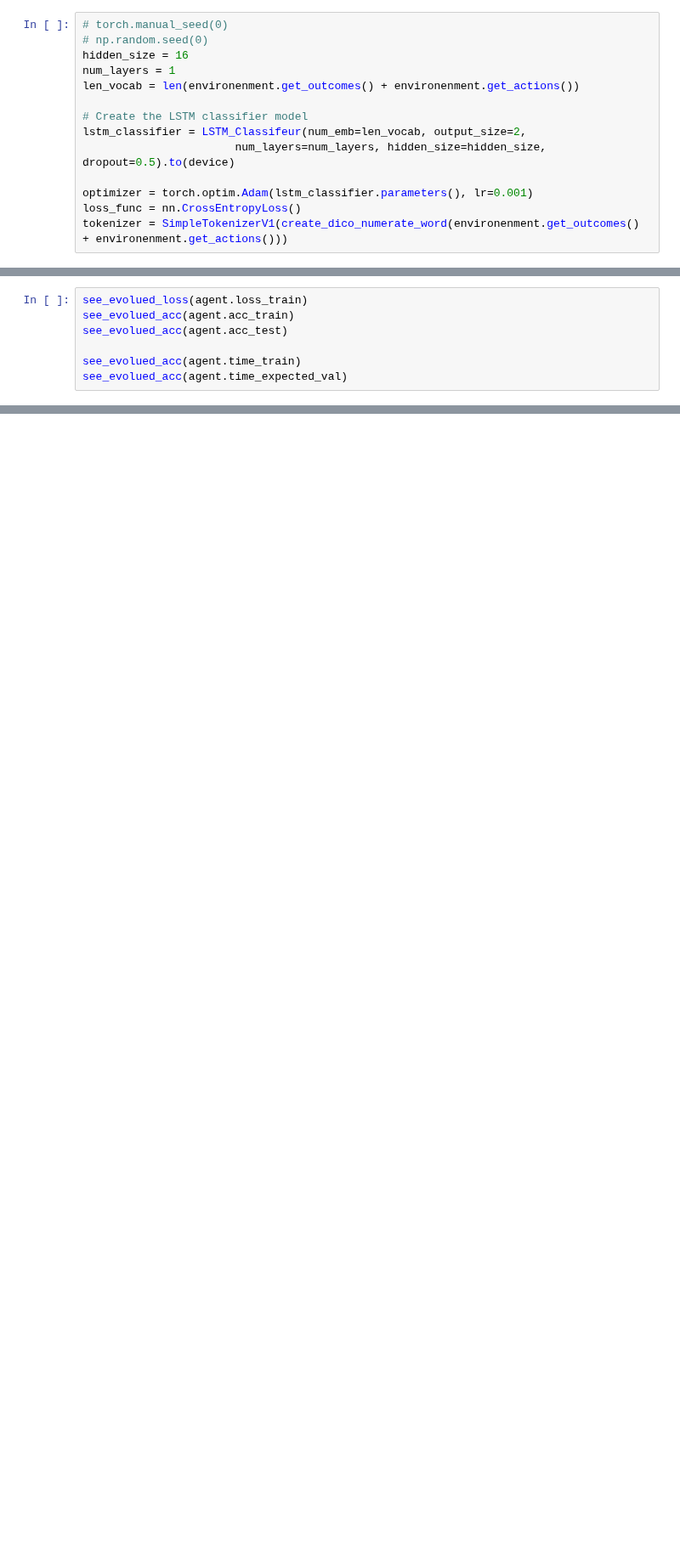
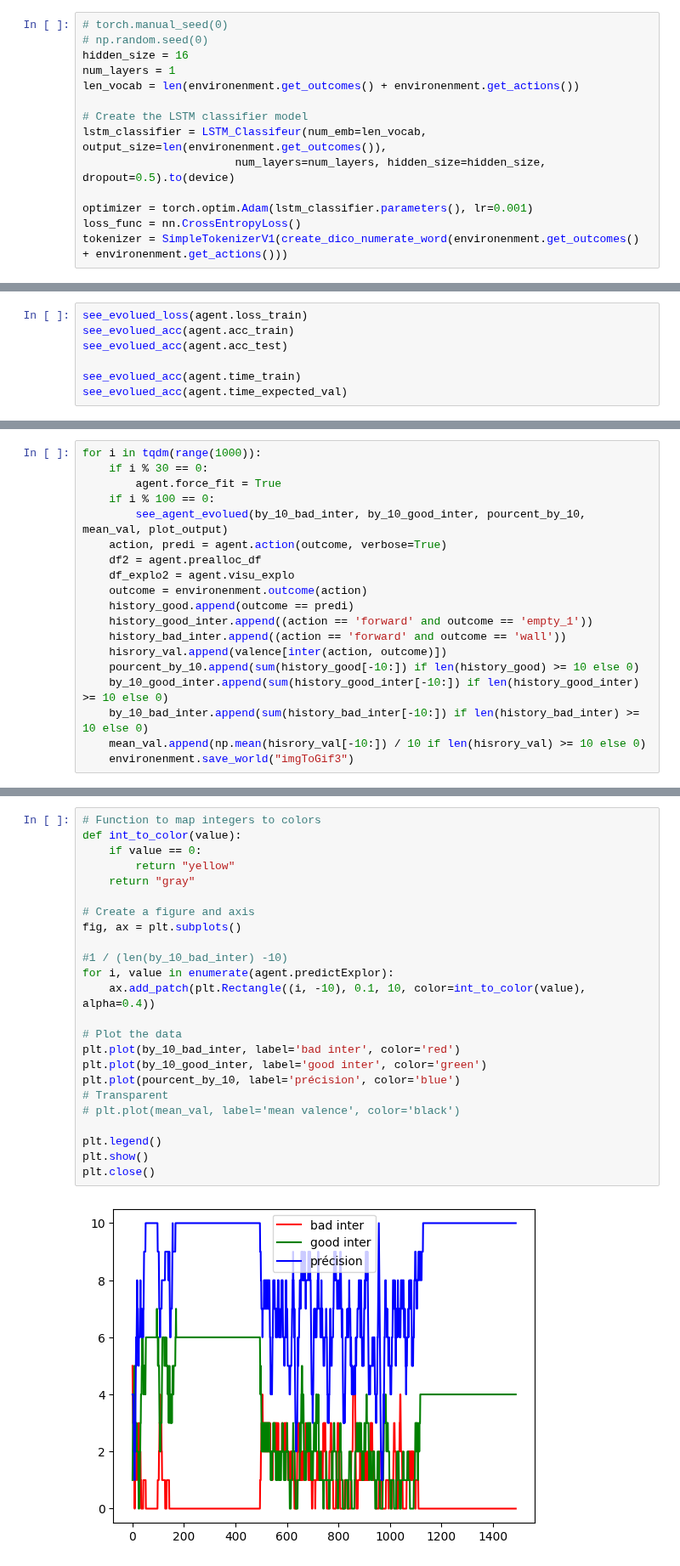
Before and after one commit to PEmarrel/Dpt_transformers, a Jupyter notebook: agentRNNKeepSequence.ipynb, the cells around one changed output, grey strips where cells are left out. Shown at 85% size. Drawn from its saved outputs; the diff is of its cells as text; blank space fills up the shorter version.

```diff
--- a/agentRNNKeepSequence.ipynb
+++ b/agentRNNKeepSequence.ipynb
@@ -515,7 +509,7 @@ num_layers = 1
 len_vocab = len(environenment.get_outcomes() + environenment.get_actions())
 
 # Create the LSTM classifier model
-lstm_classifier = LSTM_Classifeur(num_emb=len_vocab, output_size=2,
+lstm_classifier = LSTM_Classifeur(num_emb=len_vocab, output_size=len(environenment.get_outcomes()),
                        num_layers=num_layers, hidden_size=hidden_size, dropout=0.5).to(device)
 
 optimizer = torch.optim.Adam(lstm_classifier.parameters(), lr=0.001)
@@ -664,0 +830,19 @@ plot_words(conv_tsne_embds, 0, len(embds), 1)
+# %%
+for i in tqdm(range(1000)):
+    if i % 30 == 0:
+        agent.force_fit = True
+    if i % 100 == 0:
+        see_agent_evolued(by_10_bad_inter, by_10_good_inter, pourcent_by_10, mean_val, plot_output)
+    action, predi = agent.action(outcome, verbose=True)
+    df2 = agent.prealloc_df
+    df_explo2 = agent.visu_explo
+    outcome = environenment.outcome(action)
+    history_good.append(outcome == predi)
+    history_good_inter.append((action == 'forward' and outcome == 'empty_1'))
+    history_bad_inter.append((action == 'forward' and outcome == 'wall'))
+    hisrory_val.append(valence[inter(action, outcome)])
+    pourcent_by_10.append(sum(history_good[-10:]) if len(history_good) >= 10 else 0)
+    by_10_good_inter.append(sum(history_good_inter[-10:]) if len(history_good_inter) >= 10 else 0)
+    by_10_bad_inter.append(sum(history_bad_inter[-10:]) if len(history_bad_inter) >= 10 else 0)
+    mean_val.append(np.mean(hisrory_val[-10:]) / 10 if len(hisrory_val) >= 10 else 0)
+    environenment.save_world("imgToGif3")
@@ -664,0 +862,26 @@ plot_words(conv_tsne_embds, 0, len(embds), 1)
+# %%
+# Function to map integers to colors
+def int_to_color(value):
+    if value == 0:
+        return "yellow"
+    return "gray"
+
+# Create a figure and axis
+fig, ax = plt.subplots()
+
+#1 / (len(by_10_bad_inter) -10)
+for i, value in enumerate(agent.predictExplor):
+    ax.add_patch(plt.Rectangle((i, -10), 0.1, 10, color=int_to_color(value), alpha=0.4))
+
+# Plot the data
+plt.plot(by_10_bad_inter, label='bad inter', color='red')
+plt.plot(by_10_good_inter, label='good inter', color='green')
+plt.plot(pourcent_by_10, label='précision', color='blue')
+# Transparent
+# plt.plot(mean_val, label='mean valence', color='black')
+
+plt.legend()
+plt.show()
+plt.close()
+# %% [output]
+[figure, added]
```
Also changed, not shown: parts of 19 cells of this notebook, 6 other files.
